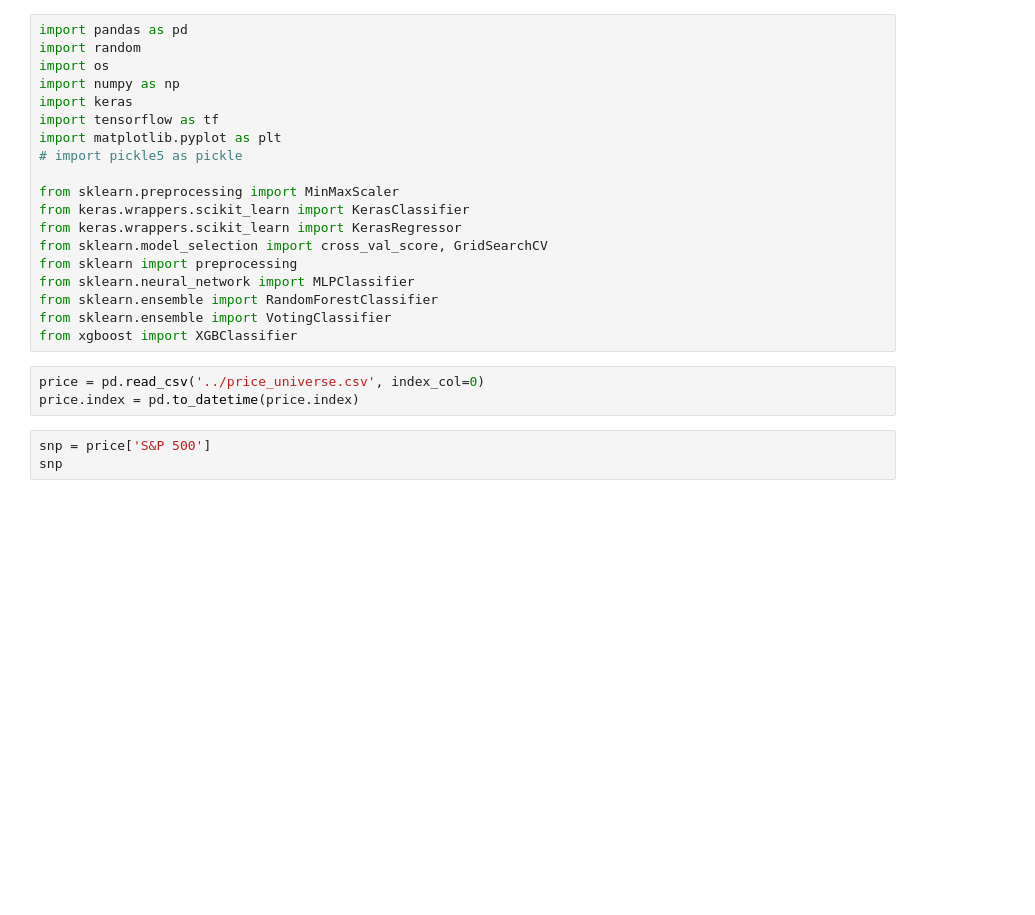
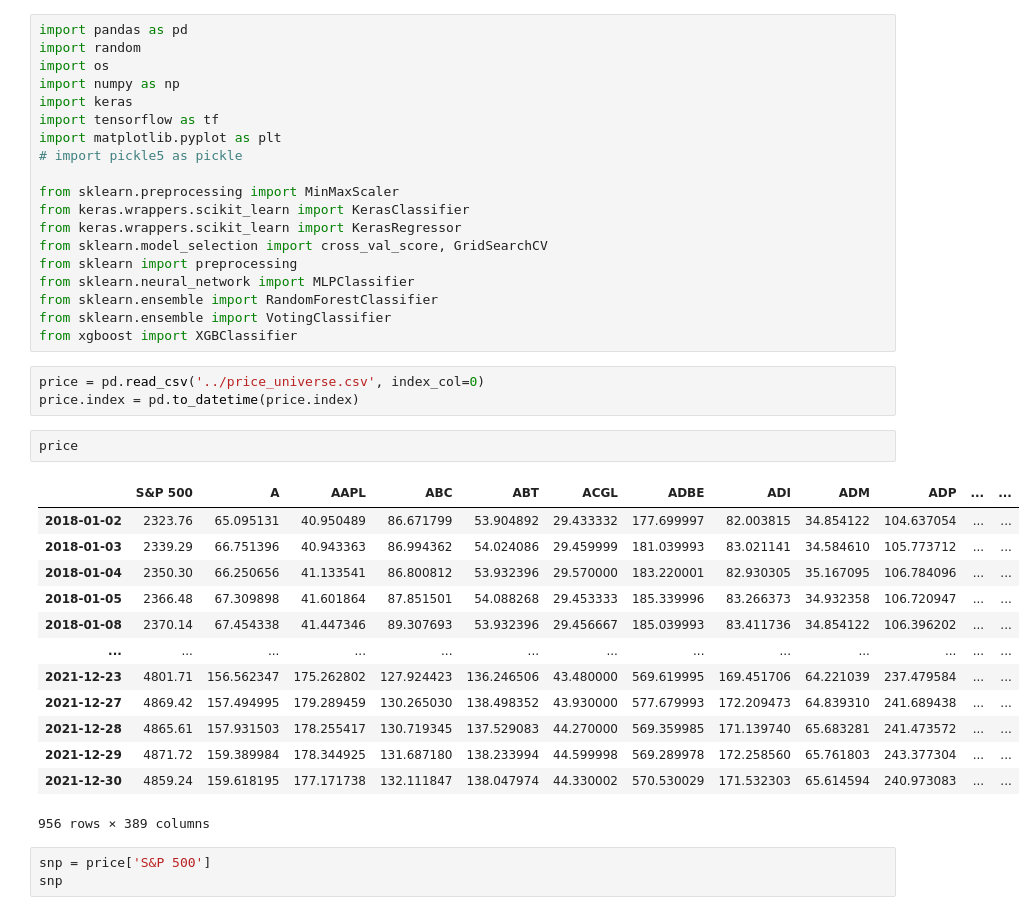
Before and after one commit to cswcjt/Quant-Project, a Jupyter notebook: quant/price/transformer_test.ipynb, the cells around one changed output. Saved outputs shown, nothing was run; the diff lists cells and outputs as text; blank space fills up the shorter version.

```diff
--- a/quant/price/transformer_test.ipynb
+++ b/quant/price/transformer_test.ipynb
@@ -20,6 +20,22 @@ from xgboost import XGBClassifier
 # %%
 price = pd.read_csv('../price_universe.csv', index_col=0)
 price.index = pd.to_datetime(price.index)
+# %%
+price
+# %% [output]
+|  | S&P 500 | A | AAPL | ABC | ABT | ACGL | ADBE | ADI | ADM | ADP | ... | ... |
+| 2018-01-02 | 2323.76 | 65.095131 | 40.950489 | 86.671799 | 53.904892 | 29.433332 | 177.699997 | 82.003815 | 34.854122 | 104.637054 | ... | ... |
+| 2018-01-03 | 2339.29 | 66.751396 | 40.943363 | 86.994362 | 54.024086 | 29.459999 | 181.039993 | 83.021141 | 34.584610 | 105.773712 | ... | ... |
+| 2018-01-04 | 2350.30 | 66.250656 | 41.133541 | 86.800812 | 53.932396 | 29.570000 | 183.220001 | 82.930305 | 35.167095 | 106.784096 | ... | ... |
+| 2018-01-05 | 2366.48 | 67.309898 | 41.601864 | 87.851501 | 54.088268 | 29.453333 | 185.339996 | 83.266373 | 34.932358 | 106.720947 | ... | ... |
+| 2018-01-08 | 2370.14 | 67.454338 | 41.447346 | 89.307693 | 53.932396 | 29.456667 | 185.039993 | 83.411736 | 34.854122 | 106.396202 | ... | ... |
+| ... | ... | ... | ... | ... | ... | ... | ... | ... | ... | ... | ... | ... |
+| 2021-12-23 | 4801.71 | 156.562347 | 175.262802 | 127.924423 | 136.246506 | 43.480000 | 569.619995 | 169.451706 | 64.221039 | 237.479584 | ... | ... |
+| 2021-12-27 | 4869.42 | 157.494995 | 179.289459 | 130.265030 | 138.498352 | 43.930000 | 577.679993 | 172.209473 | 64.839310 | 241.689438 | ... | ... |
+| 2021-12-28 | 4865.61 | 157.931503 | 178.255417 | 130.719345 | 137.529083 | 44.270000 | 569.359985 | 171.139740 | 65.683281 | 241.473572 | ... | ... |
+| 2021-12-29 | 4871.72 | 159.389984 | 178.344925 | 131.687180 | 138.233994 | 44.599998 | 569.289978 | 172.258560 | 65.761803 | 243.377304 | ... | ... |
+| 2021-12-30 | 4859.24 | 159.618195 | 177.171738 | 132.111847 | 138.047974 | 44.330002 | 570.530029 | 171.532303 | 65.614594 | 240.973083 | ... | ... |
+956 rows × 389 columns
 # %%
 snp = price['S&P 500']
 snp
```
Also changed, not shown: parts of 5 cells of this notebook.
